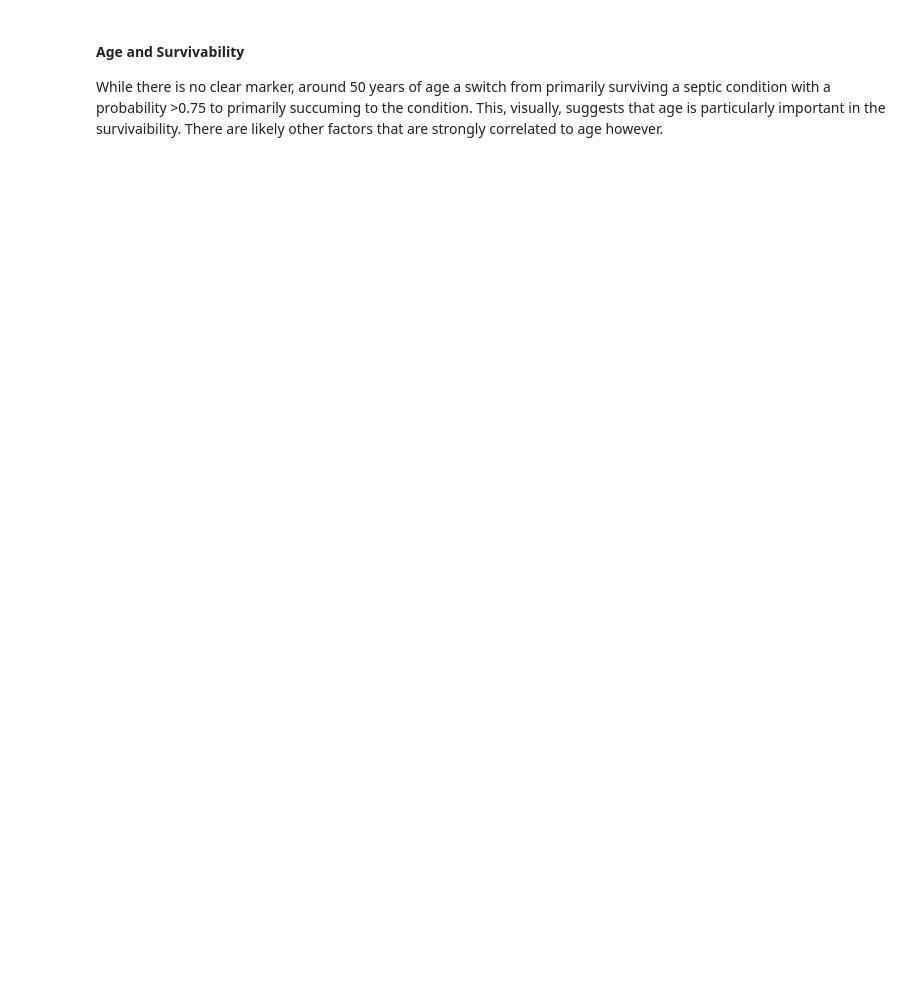
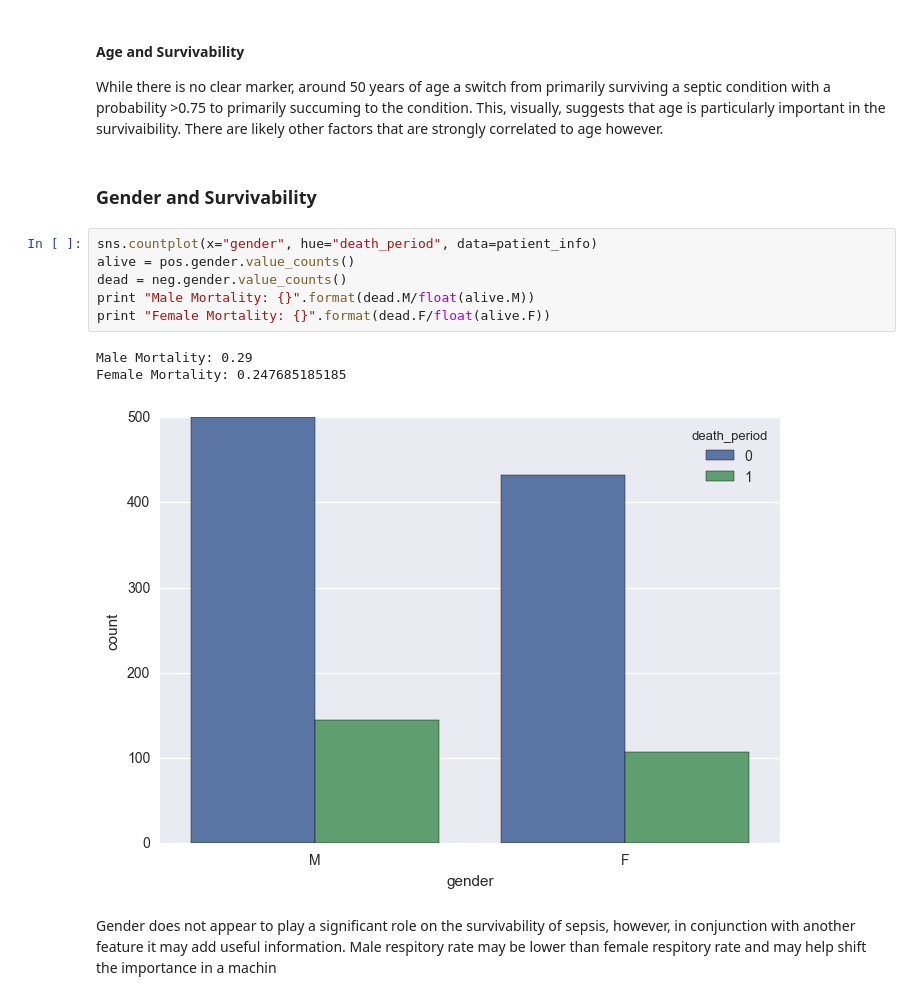
Before and after one commit to j-crowe/ICU_Survival_ML_Model_Comparison, a Jupyter notebook: Septic Feature Probe.ipynb, the cells around one changed output. Drawn from its saved outputs; the diff is of its cells as text; blank space fills up the shorter version.

Commit message:
gender breakdown

```diff
--- a/Septic Feature Probe.ipynb
+++ b/Septic Feature Probe.ipynb
@@ -142,3 +142,17 @@ plt.legend(loc='upper right')
 # %% [markdown]
 #### Age and Survivability
 While there is no clear marker, around 50 years of age a switch from primarily surviving a septic condition with a probability >0.75 to primarily succuming to the condition. This, visually, suggests that age is particularly important in the survivaibility. There are likely other factors that are strongly correlated to age however.
+# %% [markdown]
+### Gender and Survivability
+# %%
+sns.countplot(x="gender", hue="death_period", data=patient_info)
+alive = pos.gender.value_counts()
+dead = neg.gender.value_counts()
+print "Male Mortality: {}".format(dead.M/float(alive.M))
+print "Female Mortality: {}".format(dead.F/float(alive.F))
+# %% [output]
+Male Mortality: 0.29
+Female Mortality: 0.247685185185
+[figure, added]
+# %% [markdown]
+Gender does not appear to play a significant role on the survivability of sepsis, however, in conjunction with another feature it may add useful information. Male respitory rate may be lower than female respitory rate and may help shift the importance in a machin
```
Also changed, not shown: parts of 3 cells of this notebook.
